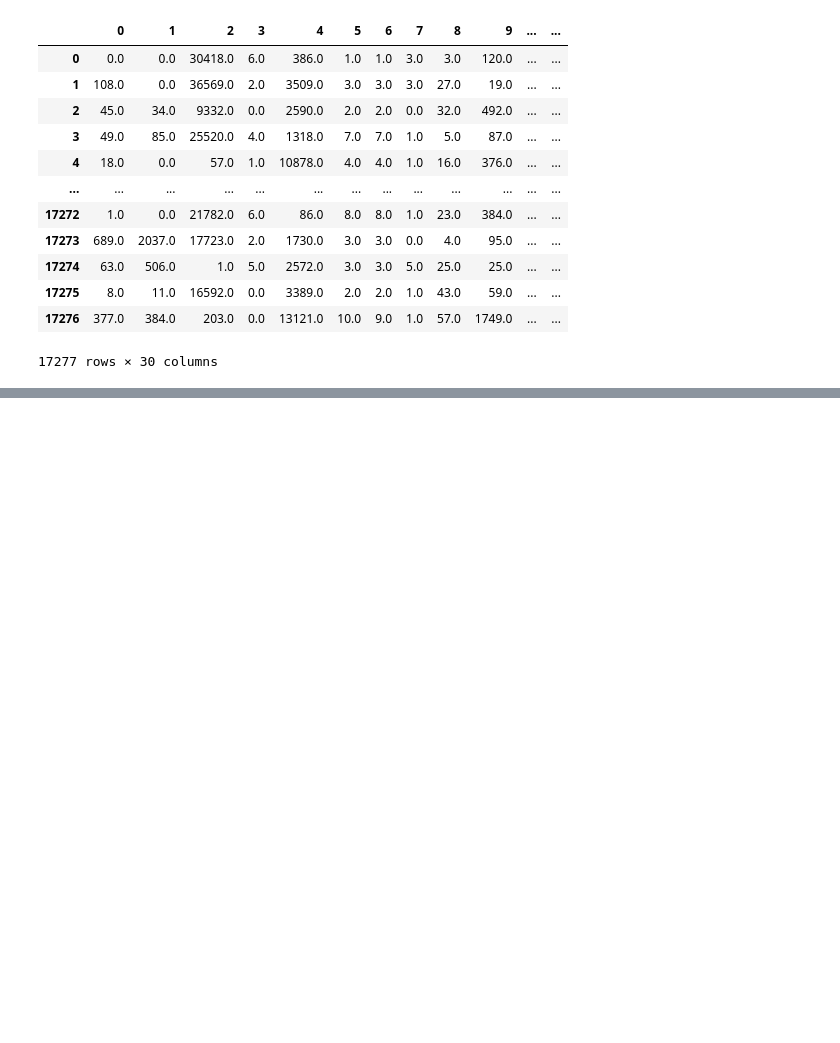
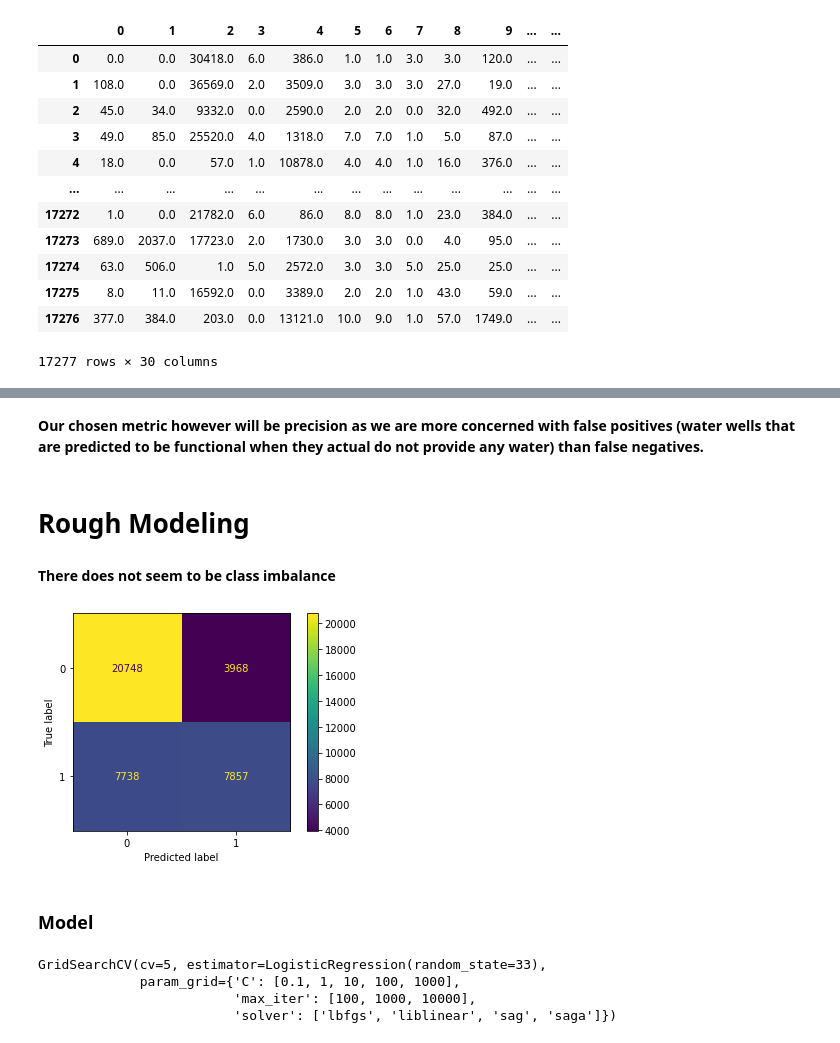
Before and after one commit to BobbyGerberick/Tanzanian_Water_Wells, a Jupyter notebook: Dev_Notebooks/jf_working_2.ipynb, the cells around one changed output, grey strips where cells are left out. Saved outputs shown, nothing was run; the diff lists cells and outputs as text; code cells hidden in the pictures; blank space fills up the shorter version.

```diff
--- a/Dev_Notebooks/jf_working_2.ipynb
+++ b/Dev_Notebooks/jf_working_2.ipynb
@@ -148,0 +160,9 @@ X_test_i_df.to_csv('X_test_imputed.csv')
+# %%
+import pandas as pd
+import matplotlib.pyplot as plot
+import numpy as np
+import seaborn as sns
+from sklearn.model_selection import cross_validate
+from sklearn.model_selection import train_test_split
+
+df = pd.read_csv('working_df.csv', index_col=0)
@@ -148,0 +171,5 @@ X_test_i_df.to_csv('X_test_imputed.csv')
+# %%
+X = df.drop('status_group', axis=1)
+y = df['status_group']
+
+X_train, X_test, y_train, y_test = train_test_split(X, y, random_state=33, test_size=0.3)
@@ -148,0 +178,3 @@ X_test_i_df.to_csv('X_test_imputed.csv')
+# %%
+X_train_i = pd.read_csv('X_train_imputed.csv', index_col=0)
+X_test_i = pd.read_csv('X_test_imputed.csv', index_col=0)
@@ -148,0 +222,4 @@ X_test_i_df.to_csv('X_test_imputed.csv')
+# %% [markdown]
+**Our chosen metric however will be precision as we are more concerned with false positives (water wells that are predicted to be functional when they actual do not provide any water) than false negatives.**
+# %% [markdown]
+# Rough Modeling
@@ -148,0 +237,12 @@ X_test_i_df.to_csv('X_test_imputed.csv')
+# %%
+ss = StandardScaler()
+X_train_i_sc = ss.fit_transform(X_train_i)
+X_test_i_sc = ss.transform(X_test_i)
+# %% [markdown]
+**There does not seem to be class imbalance**
+# %%
+plot_confusion_matrix(logreg, X_train_i_sc, y_train);
+# %% [output]
+[figure, added]
+# %% [markdown]
+### Model
@@ -148,0 +258,7 @@ X_test_i_df.to_csv('X_test_imputed.csv')
+# %%
+clf.fit(X_train_i_sc, y_train)
+# %% [output]
+GridSearchCV(cv=5, estimator=LogisticRegression(random_state=33),
+             param_grid={'C': [0.1, 1, 10, 100, 1000],
+                         'max_iter': [100, 1000, 10000],
+                         'solver': ['lbfgs', 'liblinear', 'sag', 'saga']})
```
Also changed, not shown: parts of 31 cells of this notebook.
